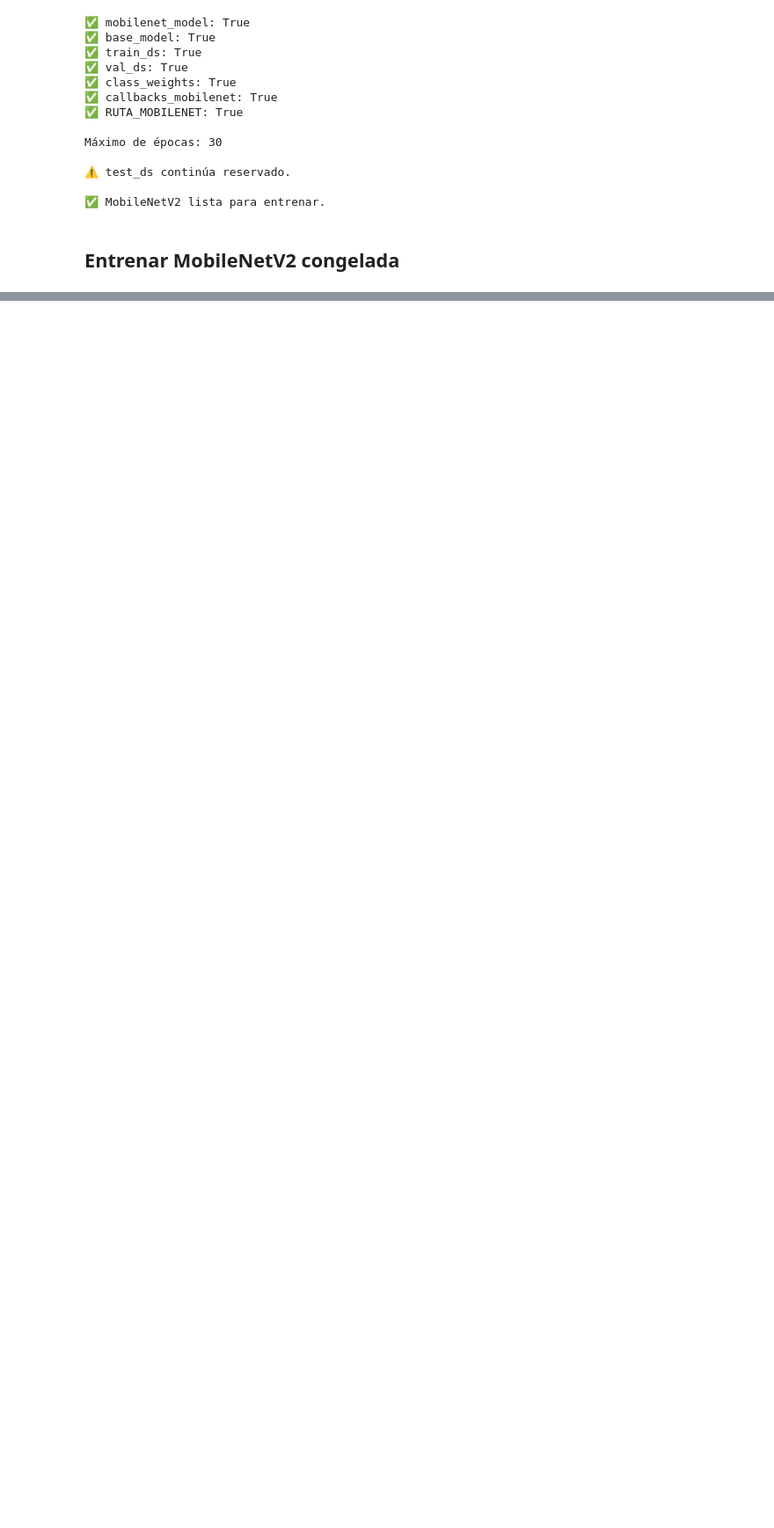
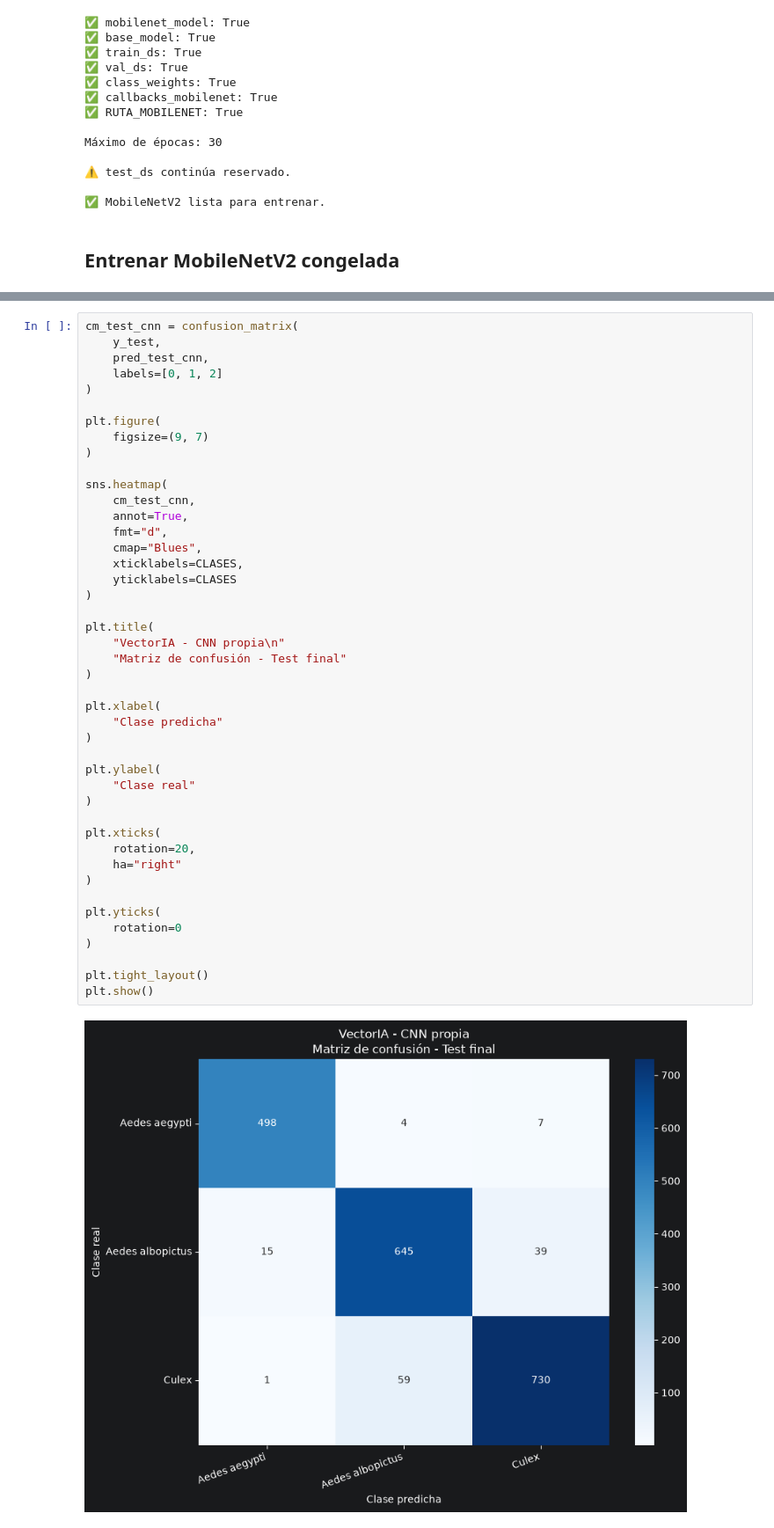
Before and after one commit to andreyac1397/VectorIA, a Jupyter notebook: notebooks/CNN_MosquitosModelo.ipynb, the cells around one changed output, grey strips where cells are left out. Shown at 88% size. Saved outputs shown, nothing was run; the diff lists cells and outputs as text; blank space fills up the shorter version.

```diff
--- a/notebooks/CNN_MosquitosModelo.ipynb
+++ b/notebooks/CNN_MosquitosModelo.ipynb
@@ -7172,0 +7965,46 @@ Epoch 2/30
+# %%
+cm_test_cnn = confusion_matrix(
+    y_test,
+    pred_test_cnn,
+    labels=[0, 1, 2]
+)
+
+plt.figure(
+    figsize=(9, 7)
+)
+
+sns.heatmap(
+    cm_test_cnn,
+    annot=True,
+    fmt="d",
+    cmap="Blues",
+    xticklabels=CLASES,
+    yticklabels=CLASES
+)
+
+plt.title(
+    "VectorIA - CNN propia\n"
+    "Matriz de confusión - Test final"
+)
+
+plt.xlabel(
+    "Clase predicha"
+)
+
+plt.ylabel(
+    "Clase real"
+)
+
+plt.xticks(
+    rotation=20,
+    ha="right"
+)
+
+plt.yticks(
+    rotation=0
+)
+
+plt.tight_layout()
+plt.show()
+# %% [output]
+[figure, added]
```
Also changed, not shown: parts of 31 cells of this notebook.
